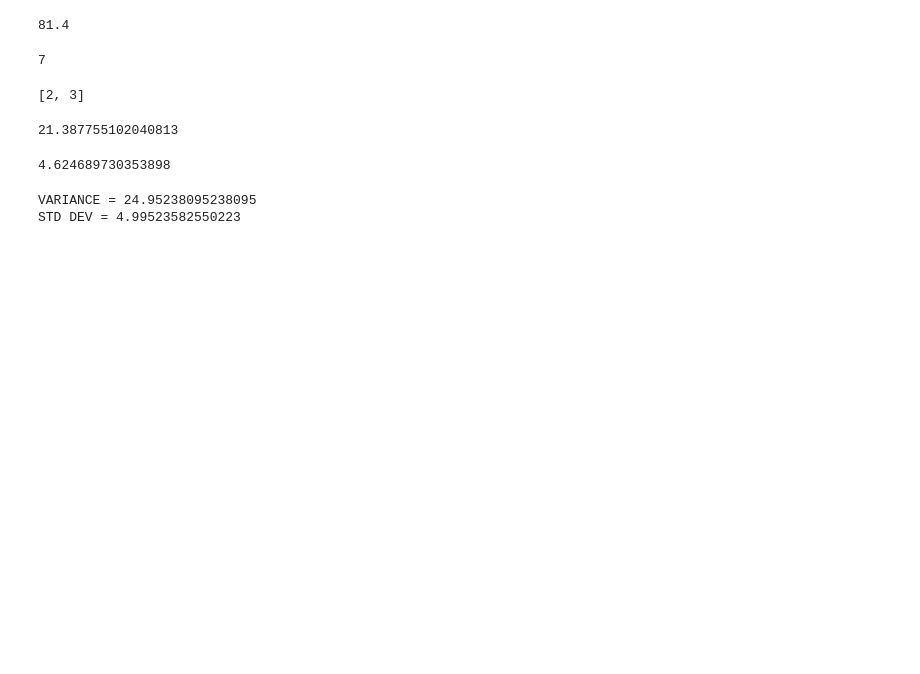
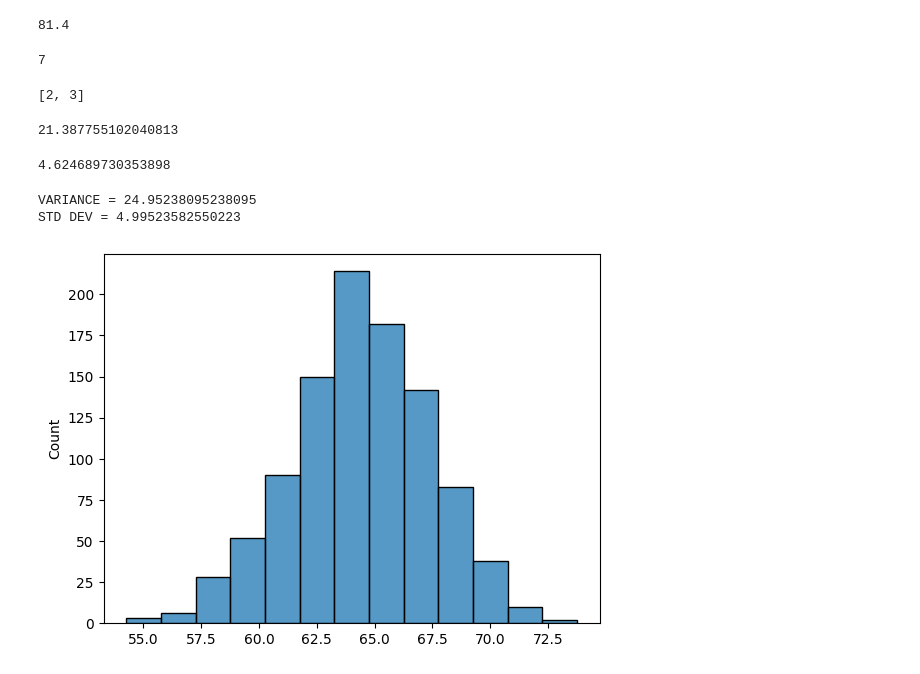
Before and after one commit to zdravoj/data-science-foundations, a Jupyter notebook: Essential_Math/Chapter3_statistics.ipynb, the cells around one changed output. Drawn from its saved outputs; the diff is of its cells as text; code cells hidden in the pictures; blank space fills up the shorter version.

```diff
--- a/Essential_Math/Chapter3_statistics.ipynb
+++ b/Essential_Math/Chapter3_statistics.ipynb
@@ -90,3 +92,16 @@ print(f"STD DEV = {std_dev(data, is_sample=True)}")
 # %% [output]
 VARIANCE = 24.95238095238095
 STD DEV = 4.99523582550223
+# %%
+# normal distribution (histogram)
+data = np.array([
+        scipy.stats.norm.ppf(
+            random.uniform(0.0, 1.0),
+            loc= 64.43,
+            scale= 2.99
+        ) for i in range(1000)
+])
+
+sns.histplot(data= data, binwidth= 1.5);
+# %% [output]
+[figure, added]
```
Also changed, not shown: parts of 17 cells of this notebook.
